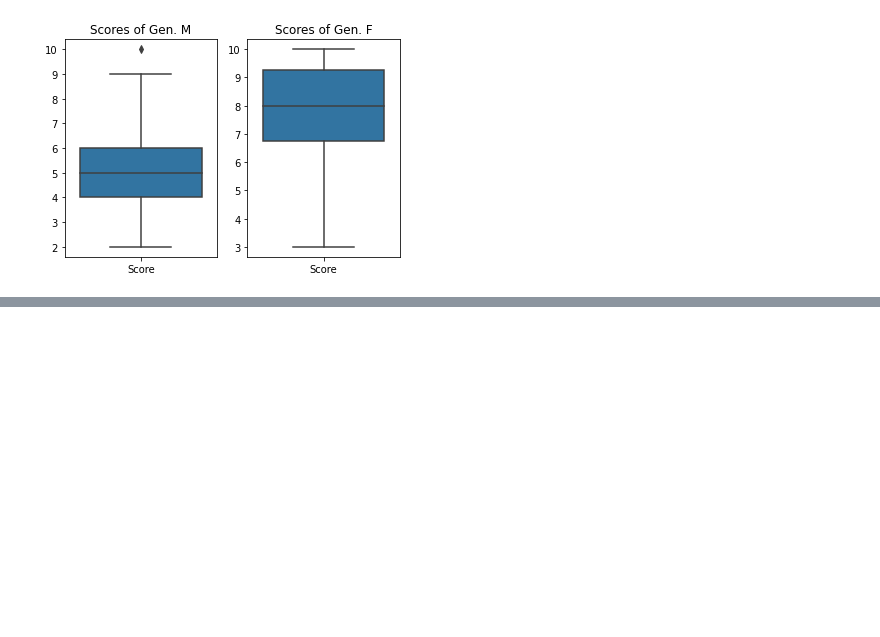
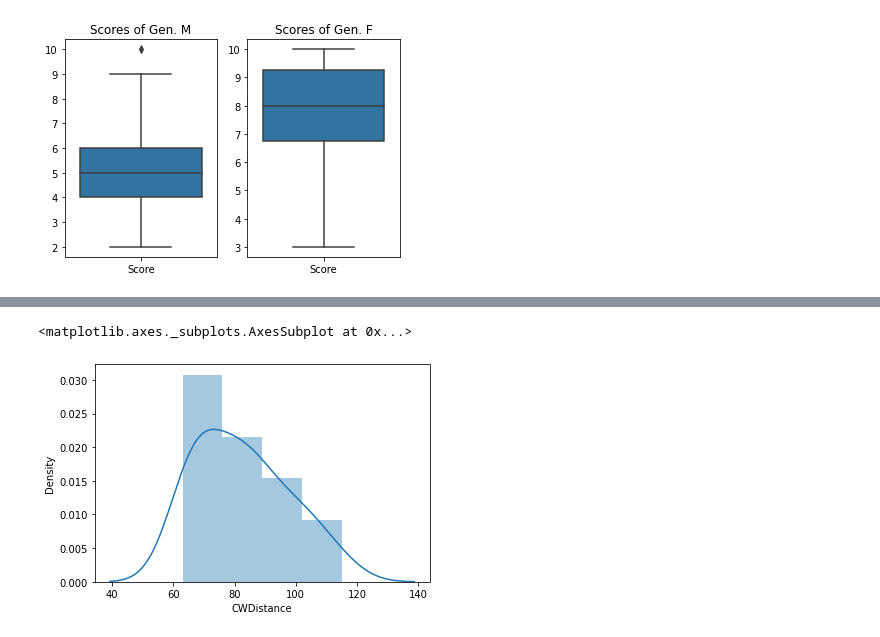
Before and after one commit to Caavalos/DMEGADE3, a Jupyter notebook: clase4.ipynb, the cells around one changed output, grey strips where cells are left out. Cells and saved outputs as stored; diff of their text form; code cells hidden in the pictures; blank space fills up the shorter version.

```diff
--- a/clase4.ipynb
+++ b/clase4.ipynb
@@ -179,0 +192,5 @@ ax3.title_text('plot 223')
+# %%
+sns.distplot (df.CWDistance)
+# %% [output]
+<matplotlib.axes._subplots.AxesSubplot at 0x...>
+[figure, added]
```
Also changed, not shown: parts of 11 cells of this notebook.
